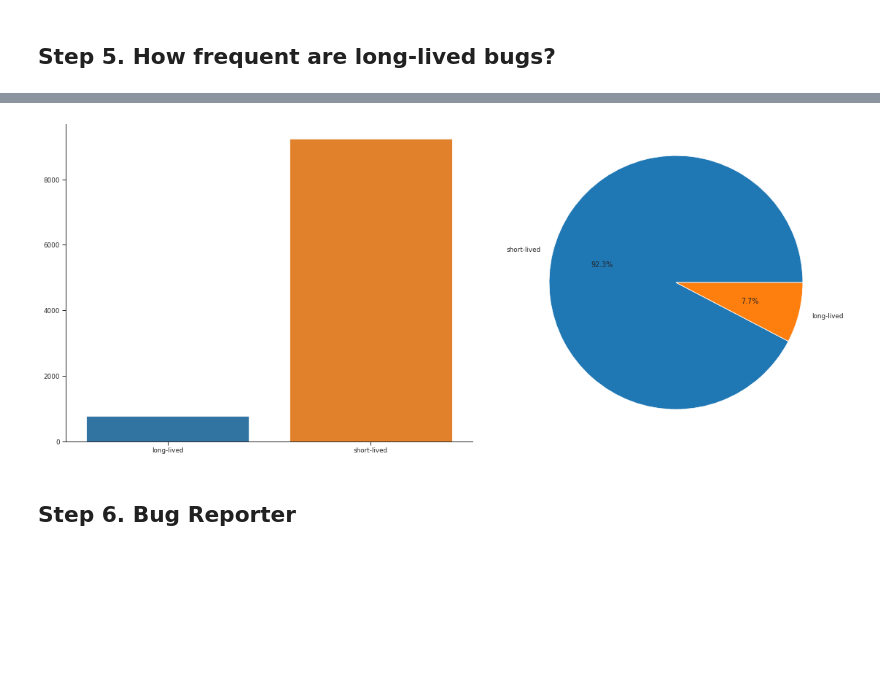
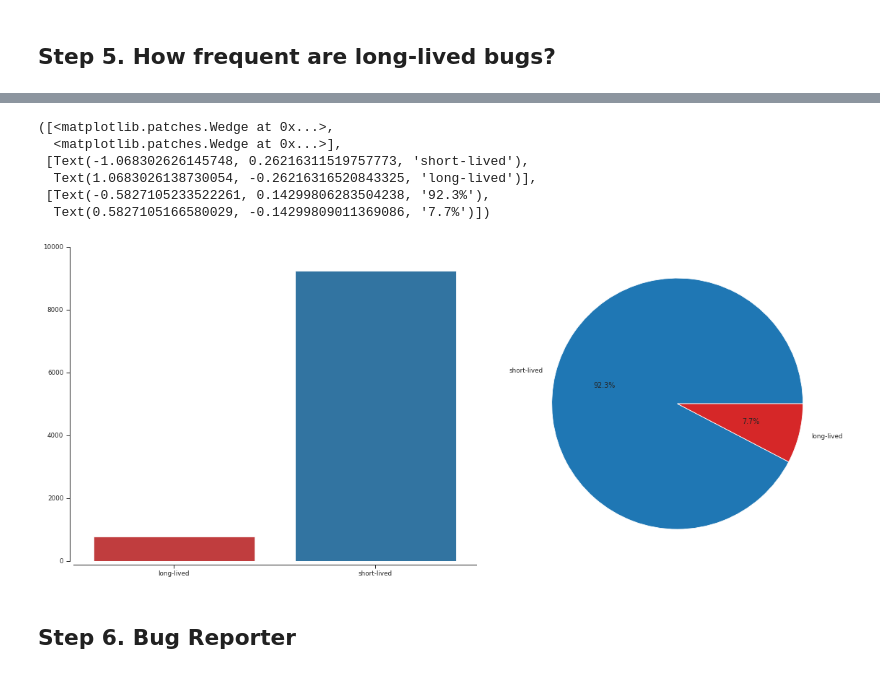
Before and after one commit to gomesluiz/my-doctorate, a Jupyter notebook: long-lived-bug-prediction/notebooks/20190830_long_lived_prediction_data_analysis.ipynb, the cells around one changed output, grey strips where cells are left out. Saved outputs shown, nothing was run; the diff lists cells and outputs as text; code cells hidden in the pictures; blank space fills up the shorter version.

```diff
--- a/long-lived-bug-prediction/notebooks/20190830_long_lived_prediction_data_analysis.ipynb
+++ b/long-lived-bug-prediction/notebooks/20190830_long_lived_prediction_data_analysis.ipynb
@@ -202,16 +205,33 @@ g.set(yscale="log")
 # %%
+f, ax = plt.subplots(figsize=(20,8), ncols=2)
+plt.subplots_adjust(wspace=0, hspace=1)
+
+sns.despine(offset=5)
+
+# bar plot
 bug_reports_count = bug_reports_data["long_lived?"].value_counts()
+g = sns.barplot(
+    x=bug_reports_count.index
+    , y=bug_reports_count.values
+    , palette=[ "tab:red", "tab:blue"]
+    , ax=ax[0]
+)
+g.set(ylim=(0, 10000))
 
-f, axes = plt.subplots(figsize=(20,8), ncols=2)
-sns.color_palette("Paired")
-sns.despine()
-
-sns.barplot(x=bug_reports_count.index, y=bug_reports_count.values, palette=[ "tab:blue", "tab:orange"], ax=axes[0])
-axes[1].pie(bug_reports_count.values, labels=bug_reports_count.index, autopct='%1.1f%%', colors=["tab:orange", "tab:blue"])
-
-plt.subplots_adjust(wspace=0, hspace=1)
+# pie plot
+ax[1].pie(
+    bug_reports_count.values
+    , labels=bug_reports_count.index, autopct='%1.1f%%'
+    , colors=["tab:blue", "tab:red"]
+)
 # %% [output]
+([<matplotlib.patches.Wedge at 0x...>,
+  <matplotlib.patches.Wedge at 0x...>],
+ [Text(-1.068302626145748, 0.26216311519757773, 'short-lived'),
+  Text(1.0683026138730054, -0.26216316520843325, 'long-lived')],
+ [Text(-0.5827105233522261, 0.14299806283504238, '92.3%'),
+  Text(0.5827105166580029, -0.14299809011369086, '7.7%')])
-[figure, old version]
+[figure, new version]
 # %% [markdown]
 ## Step 6. Bug Reporter
 # %%
```
Also changed, not shown: parts of 2 cells of this notebook, 1 other file.
